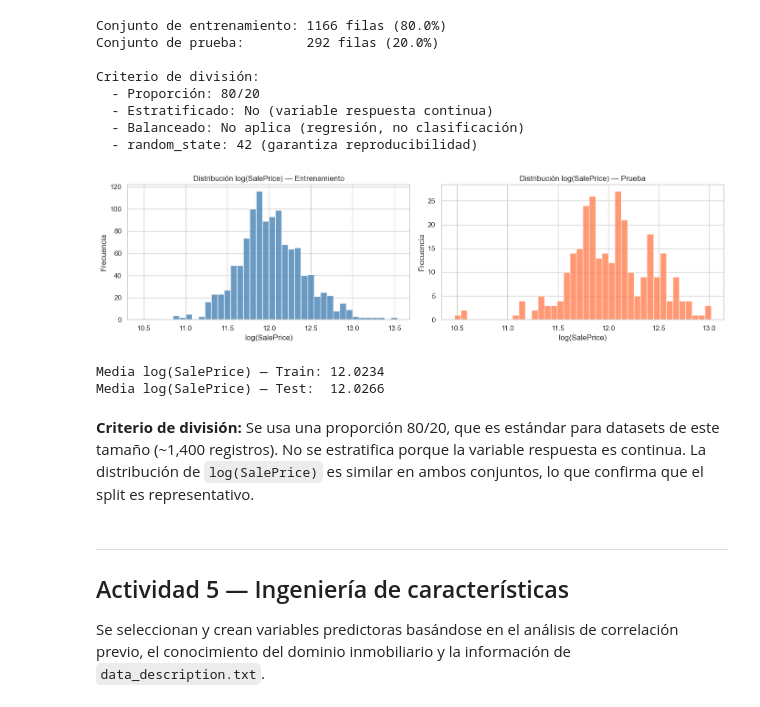
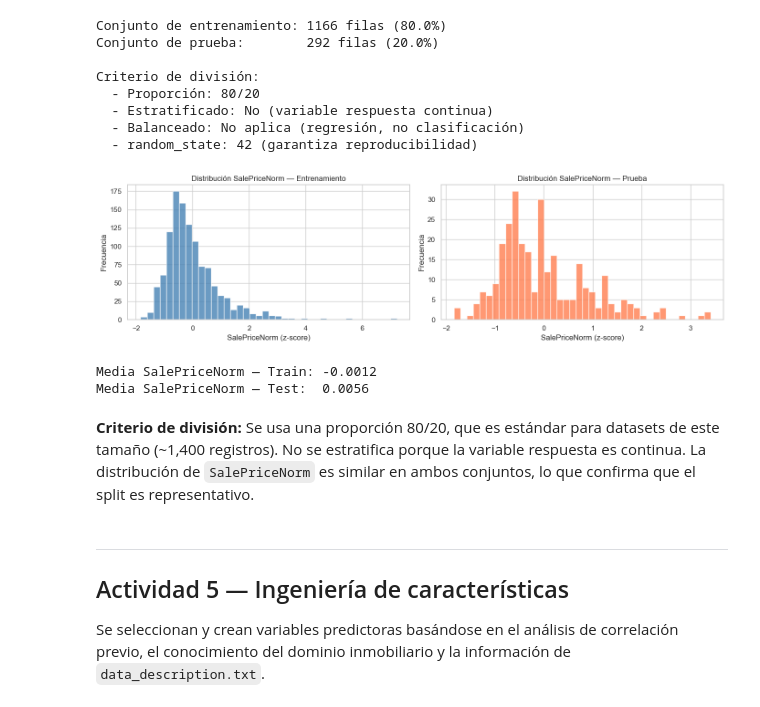
Before and after one commit to erickguerra2/MD-LAB03, a Jupyter notebook: main.ipynb, the cells around one changed output. Drawn from its saved outputs; the diff is of its cells as text; code cells hidden in the pictures.

```diff
--- a/main.ipynb
+++ b/main.ipynb
@@ -270,16 +272,19 @@ plt.show()
 # %% [output]
 [figure]
 # %%
-# Prueba de normalidad Shapiro-Wilk
-muestra = np.log1p(df['SalePrice']).sample(500, random_state=SEED)
+# Normalización z-score de la variable respuesta
+saleprice_scaler = StandardScaler()
+df['SalePriceNorm'] = saleprice_scaler.fit_transform(df[['SalePrice']])
+
+# Prueba de normalidad Shapiro-Wilk sobre variable normalizada (escala z-score)
+muestra = df['SalePriceNorm'].sample(500, random_state=SEED)
 stat, p = stats.shapiro(muestra)
-print(f'Shapiro-Wilk sobre log(SalePrice):')
+print('Shapiro-Wilk sobre SalePrice normalizado:')
 print(f'  W = {stat:.6f}, p-valor = {p:.6f}')
 print('  → Se rechaza normalidad (p < 0.05)' if p < 0.05 else '  → No se rechaza normalidad')
 
-# Crear columna transformada para usar en los modelos
-df['LogSalePrice'] = np.log1p(df['SalePrice'])
-print('\nSe usará log(SalePrice) como variable respuesta en los modelos.')
-print('Justificación: la distribución original tiene asimetría positiva fuerte (skew > 1).')
-print('La transformación log la acerca a la normalidad, mejorando el supuesto de los residuos en regresión lineal.')
+print('\nSe usará SalePrice normalizado como variable respuesta en los modelos base.')
+print(f'Media SalePriceNorm: {df["SalePriceNorm"].mean():.4f}')
+print(f'Desv. estándar SalePriceNorm: {df["SalePriceNorm"].std():.4f}')
+print('Justificación: escala estandarizada para estabilidad numérica y comparabilidad entre variables.')
 # %% [output]
@@ -563,8 +569,8 @@ Estos grupos son coherentes con la estructura del mercado inmobiliario y sugiere
 # No se estratifica porque SalePrice es continua (no categórica)
 # Se fija random_state=42 para reproducibilidad total
 
-X = df.drop(columns=['SalePrice', 'LogSalePrice'])
-y = df['LogSalePrice']  # Variable respuesta: log(SalePrice)
+X = df.drop(columns=['SalePrice', 'SalePriceNorm'])
+y = df['SalePriceNorm']  # Variable respuesta: SalePrice normalizado (z-score)
 
 X_train, X_test, y_train, y_test = train_test_split(
     X, y, test_size=0.20, random_state=SEED
@@ -587,30 +593,30 @@ Criterio de división:
   - Balanceado: No aplica (regresión, no clasificación)
   - random_state: 42 (garantiza reproducibilidad)
 # %%
-# Verificar que la distribución de SalePrice es similar en ambos conjuntos
+# Verificar que la distribución de SalePriceNorm es similar en ambos conjuntos
 fig, axes = plt.subplots(1, 2, figsize=(14, 4))
 
 axes[0].hist(y_train, bins=40, color='steelblue', edgecolor='white', alpha=0.8, label='Train')
-axes[0].set_title('Distribución log(SalePrice) — Entrenamiento')
+axes[0].set_title('Distribución SalePriceNorm — Entrenamiento')
 
 axes[1].hist(y_test, bins=40, color='coral', edgecolor='white', alpha=0.8, label='Test')
-axes[1].set_title('Distribución log(SalePrice) — Prueba')
+axes[1].set_title('Distribución SalePriceNorm — Prueba')
 
 for ax in axes:
-    ax.set_xlabel('log(SalePrice)')
+    ax.set_xlabel('SalePriceNorm (z-score)')
     ax.set_ylabel('Frecuencia')
 
 plt.tight_layout()
 plt.show()
 
-print(f'Media log(SalePrice) — Train: {y_train.mean():.4f}')
-print(f'Media log(SalePrice) — Test:  {y_test.mean():.4f}')
+print(f'Media SalePriceNorm — Train: {y_train.mean():.4f}')
+print(f'Media SalePriceNorm — Test:  {y_test.mean():.4f}')
 # %% [output]
-[figure, old version]
+[figure, new version]
-Media log(SalePrice) — Train: 12.0234
-Media log(SalePrice) — Test:  12.0266
+Media SalePriceNorm — Train: -0.0012
+Media SalePriceNorm — Test:  0.0056
 # %% [markdown]
-**Criterio de división:** Se usa una proporción 80/20, que es estándar para datasets de este tamaño (~1,400 registros). No se estratifica porque la variable respuesta es continua. La distribución de `log(SalePrice)` es similar en ambos conjuntos, lo que confirma que el split es representativo.
+**Criterio de división:** Se usa una proporción 80/20, que es estándar para datasets de este tamaño (~1,400 registros). No se estratifica porque la variable respuesta es continua. La distribución de `SalePriceNorm` es similar en ambos conjuntos, lo que confirma que el split es representativo.
 # %% [markdown]
 ---
 ## Actividad 5 — Ingeniería de características
```
Also changed, not shown: parts of 17 cells of this notebook, 1 other file.
